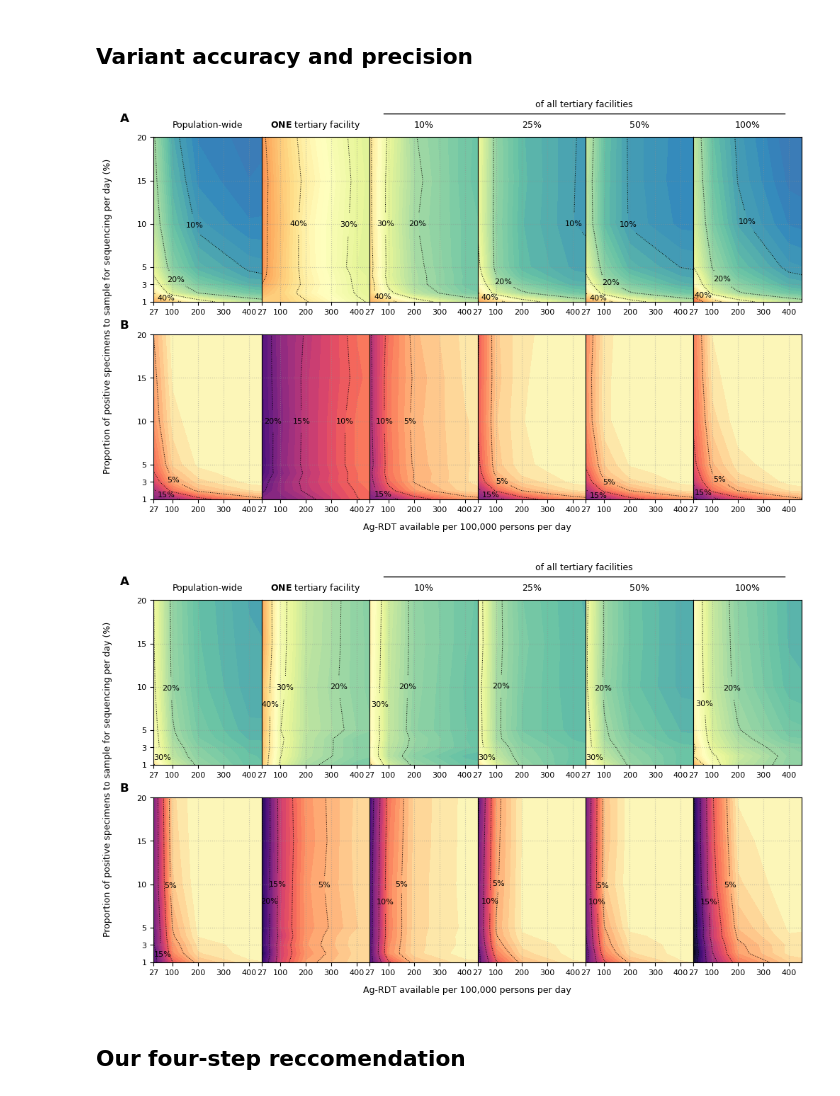
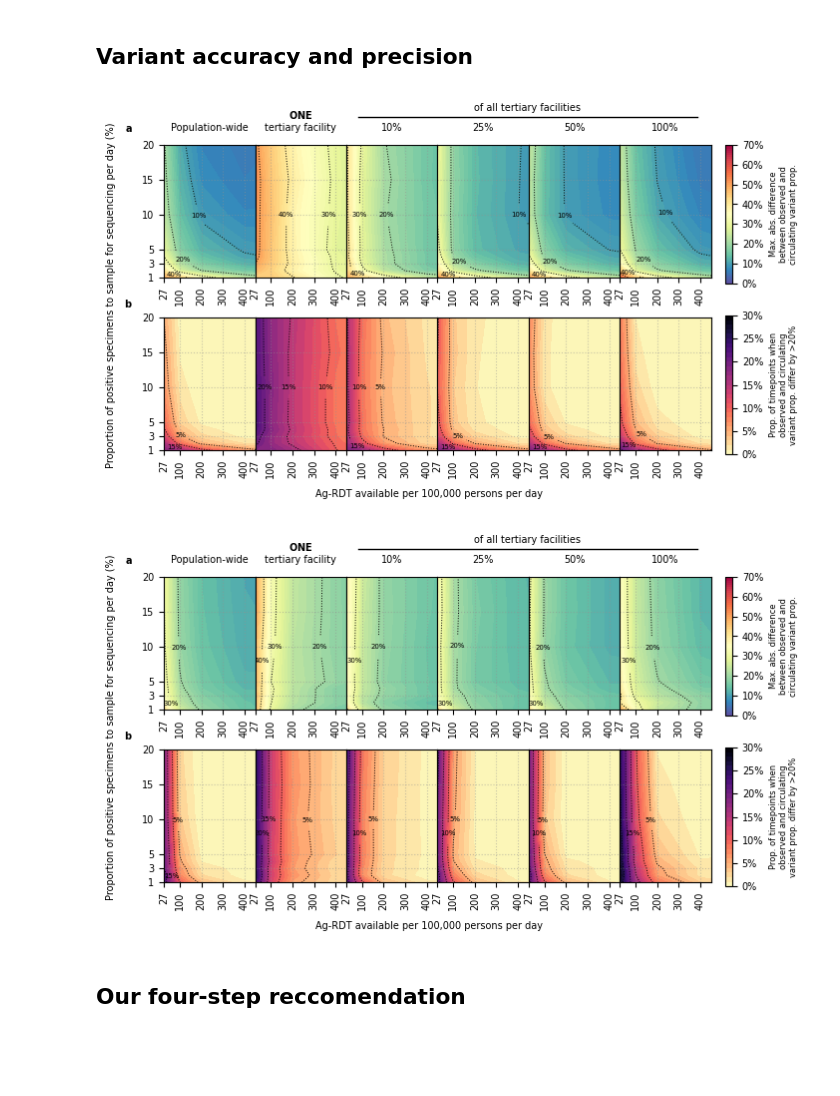
Before and after one commit to AMC-LAEB/PATAT-sim, a Jupyter notebook: projects/surveillance/han-et-al_genome_surveillance_lmics.ipynb, the cells around one changed output. Saved outputs shown, nothing was run; the diff lists cells and outputs as text; code cells hidden in the pictures; blank space fills up the shorter version.

```diff
--- a/projects/surveillance/han-et-al_genome_surveillance_lmics.ipynb
+++ b/projects/surveillance/han-et-al_genome_surveillance_lmics.ipynb
@@ -103,7 +103,7 @@ def generate_data(ax_i):
     return world, b_list
 
 with plt.style.context("default"):
-    fig = plt.figure(figsize=(8.3, 11.8 * 0.6))
+    fig = plt.figure(figsize=(7.08, 11.8 * 0.6))
     gs = GridSpec(nrows=2, ncols=1)
 
     ax = fig.add_subplot(gs[0])
@@ -115,7 +115,7 @@ with plt.style.context("default"):
                    classification_kwds=dict(bins=range(11)), legend=True,) #cax=cax)
     ax.get_legend().remove()
     ax.axis('off')
-    ax.set_title('1 Dec 2021 - 31 Mar 2022', fontsize=10)
+    ax.set_title('1 Dec 2021 - 31 Mar 2022', fontsize=7)
 
     ###
 
@@ -131,7 +131,7 @@ with plt.style.context("default"):
     for _ in ax.legend_.__dict__['legendHandles']:
         cmap.append (_.__dict__['_markerfacecolor'])
     ax.get_legend().remove()
-    ax.set_title('1 Apr 2022 - 6 May 2022', fontsize=10)
+    ax.set_title('1 Apr 2022 - 6 May 2022', fontsize=7)
 
     legend_elements = []
     for b, bins in enumerate(b_list[1:]):
@@ -145,13 +145,14 @@ with plt.style.context("default"):
     legend_elements.append(Line2D([0], [0], marker='o', color='w', label="No data",
                                       markerfacecolor="#cccccc", markersize=10),)
 
-    fig.legend(handles=legend_elements, loc='center left', bbox_to_anchor=(.9, 0.5), fontsize=9,
+    legend = fig.legend(handles=legend_elements, loc='center left', bbox_to_anchor=(.9, 0.5), fontsize=7,
               title='Testing rate (/100K/day)')
+    plt.setp(legend.get_title(),fontsize=7)
 
-    fig.text(s=r"$\bf{A}$", x=0.17, y=.9, fontsize=12, ha='center', va='center')
-    fig.text(s=r"$\bf{B}$", x=0.17, y=.45, fontsize=12, ha='center', va='center')
+    fig.text(s=r"$\bf{a}$", x=0.17, y=.9, fontsize=7, ha='center', va='center')
+    fig.text(s=r"$\bf{b}$", x=0.17, y=.47, fontsize=7, ha='center', va='center')
 
-    plt.savefig('./gs_manuscript/figure1.png', dpi=330, bbox_inches='tight')
-    #plt.savefig('./gs_manuscript/figure1.pdf', bbox_inches='tight')
+    #plt.savefig('./gs_manuscript/figure1.png', dpi=330, bbox_inches='tight')
+    plt.savefig('./gs_manuscript/figure1.pdf', bbox_inches='tight')
     plt.show()
 # %% [output]
@@ -856,14 +857,14 @@ def plot_contour_plots(lidx, label, virus):
         Z = fdf.pivot('n_test', 'seq_prop').to_numpy()
 
         if label == 'max_diff':
-            levels = np.linspace(0., 70, 71)
-            cf = ax.contourf(X, Y, Z.T, cmap='Spectral_r', levels=levels) ##, levels=np.linspace(0,0.5,51))
+            cf_levels = np.linspace(0., 70, 71)
+            cf = ax.contourf(X, Y, Z.T, cmap='Spectral_r', levels=cf_levels) ##, levels=np.linspace(0,0.5,51))
             levels = np.linspace(0., 60, 7)
             cp = ax.contour(X, Y, Z.T, colors='k', linestyles='dotted', linewidths=0.7, levels=levels)
 
         else:
-            levels = np.linspace(0., 30, 31)
-            cf = ax.contourf(X, Y, Z.T, cmap='magma_r', levels=levels) ##, levels=np.linspace(0,0.5,51))
+            cf_levels = np.linspace(0., 30, 31)
+            cf = ax.contourf(X, Y, Z.T, cmap='magma_r', levels=cf_levels) ##, levels=np.linspace(0,0.5,51))
             levels = np.linspace(5, 30, 6)
             cp = ax.contour(X, Y, Z.T, colors='k', linestyles='dotted', linewidths=0.7, levels=levels)
 
@@ -875,8 +876,9 @@ def plot_contour_plots(lidx, label, virus):
         ax.set_xlim(27, 450)
         ax.set_xticks([27, 100, 200, 300, 400])
         ax.grid(axis='both', ls='dotted', lw=0.8, c='#929292', alpha=0.5)
+        ax.tick_params(axis='x', rotation=90)
 
-        ax.tick_params(axis='both', labelsize=8)
+        ax.tick_params(axis='both', labelsize=7)
 
         if label == 'max_diff':
             manual_locations = {('alpha',0):[(200,10), (100,3), (70,1)],
@@ -905,50 +907,65 @@ def plot_contour_plots(lidx, label, virus):
                                 ('omicron',3):[(80,8), (200,10)],
                                 ('omicron',4):[(80,8), (200,10)],
                                 ('omicron',5):[(100,8), (200,10)]}
 
         try:
-            ct = ax.clabel(cp, colors='k', fontsize=8, inline=1, inline_spacing=4, fmt="%i%%",
+            ct = ax.clabel(cp, colors='k', fontsize=5, inline=1, inline_spacing=4, fmt="%i%%",
                            manual=manual_locations[(virus,seq_mode)],)
         except:
-            ct = ax.clabel(cp, colors='k', fontsize=8, inline=1, inline_spacing=4, fmt="%i%%")
+            ct = ax.clabel(cp, colors='k', fontsize=5, inline=1, inline_spacing=4, fmt="%i%%")
 
         for l in ct:
             l.set_rotation(0)
 
         if lidx == 0:
-            ax.set_title(seq_mode_labels[seq_mode], fontsize=9, pad=10)
+            ax.set_title(seq_mode_labels[seq_mode], fontsize=7, pad=10)
+
+        if seq_mode == 5:
+            if lidx == 0:
+                cax = fig.add_axes([0.92, 0.53, 0.01, 0.35])
+                tickrange = np.linspace(0, 70, 8)
+                clabel = 'Max. abs. difference\nbetween observed and\ncirculating variant prop.'
+            else:
+                cax = fig.add_axes([0.92, 0.10, 0.01, 0.35])
+                tickrange = np.linspace(0, 30, 7)
+                clabel = 'Prop. of timepoints when\nobserved and circulating\nvariant prop. differ by >20%'
+
+            cbar = fig.colorbar(cf, cax=cax, ticks=tickrange)
+            cbar.ax.set_yticklabels(["%i%%"%(yy) for yy in tickrange], fontsize=7)
+            cbar.set_label(clabel, fontsize=6)
 
 for virus in ['alpha', 'omicron']:
     virus_results_df = results_df[results_df['virus']==virus]
 
     with plt.style.context("default"):
-        fig = plt.figure(figsize=(11.8, 8.3 * 0.8))
-        gs = GridSpec(nrows=2, ncols=6, wspace=0., hspace=0.2)
+        fig = plt.figure(figsize=(7.08, 3.98))
+        gs = GridSpec(nrows=2, ncols=6, wspace=0., hspace=0.3)
 
         for lidx, label in enumerate(['max_diff', 'prop_days_abv20_absdiff',]): # 'prop_days_w_mea'
             plot_contour_plots(lidx, label, virus)
 
-        line = plt.Line2D([.4, .88], [.93, .93], linewidth=1., transform=fig.transFigure, color="black")
+        line = plt.Line2D([.4, .88], [.95, .95], linewidth=1., transform=fig.transFigure, color="black")
         fig.add_artist(line)
 
-        fig.text(s='of all tertiary facilities', x=0.4 + (.48/2), y = .94, ha='center', va='bottom', fontsize=9, )
-        fig.text(s='Ag-RDT available per 100,000 persons per day', x=0.5, y=0.05, fontsize=9, ha='center', va='center')
-        fig.text(s='Proportion of positive specimens to sample for sequencing per day (%)', x=0.07, y=0.5,
-                 rotation=90, fontsize=9, ha='center', va='center')
+        fig.text(s='of all tertiary facilities', x=0.4 + (.48/2), y = .96, ha='center', va='bottom', fontsize=7, )
+        fig.text(s='Ag-RDT available per 100,000 persons per day', x=0.5, y=0., fontsize=7, ha='center', va='center')
+        fig.text(s='Proportion of positive specimens to sample for sequencing per day (%)', x=0.05, y=0.5,
+                 rotation=90, fontsize=7, ha='center', va='center')
 
-        fig.text(s=r"$\bf{A}$", x=0.09, y=.92, fontsize=12, ha='center', va='center')
-        fig.text(s=r"$\bf{B}$", x=0.09, y=.48, fontsize=12, ha='center', va='center')
+        fig.text(s=r"$\bf{a}$", x=0.075, y=.92, fontsize=7, ha='center', va='center')
+        fig.text(s=r"$\bf{b}$", x=0.075, y=.48, fontsize=7, ha='center', va='center')
 
         if virus == 'alpha':
-            plt.savefig('./gs_manuscript/figure4.png', dpi=330, bbox_inches='tight')
-            #plt.savefig('./gs_manuscript/figure4.pdf', bbox_inches='tight')
+            #plt.savefig('./gs_manuscript/figure4.png', dpi=330, bbox_inches='tight')
+            plt.savefig('./gs_manuscript/figure4.pdf', bbox_inches='tight')
         else:
-            plt.savefig('./gs_manuscript/figureS1.png', dpi=330, bbox_inches='tight')
+            #plt.savefig('./gs_manuscript/GS_ED_Fig1.png', dpi=330, bbox_inches='tight')
+            plt.savefig('./gs_manuscript/GS_ED_Fig1.jpg', dpi=330, bbox_inches='tight')
 
         plt.show()
 # %% [output]
-[figure, old version]
+[figure, new version]
-[figure, old version]
+[figure, new version]
 # %% [markdown]
 ## Our four-step reccomendation
 # %%
```
Also changed, not shown: parts of 9 cells of this notebook, 52 other files.
